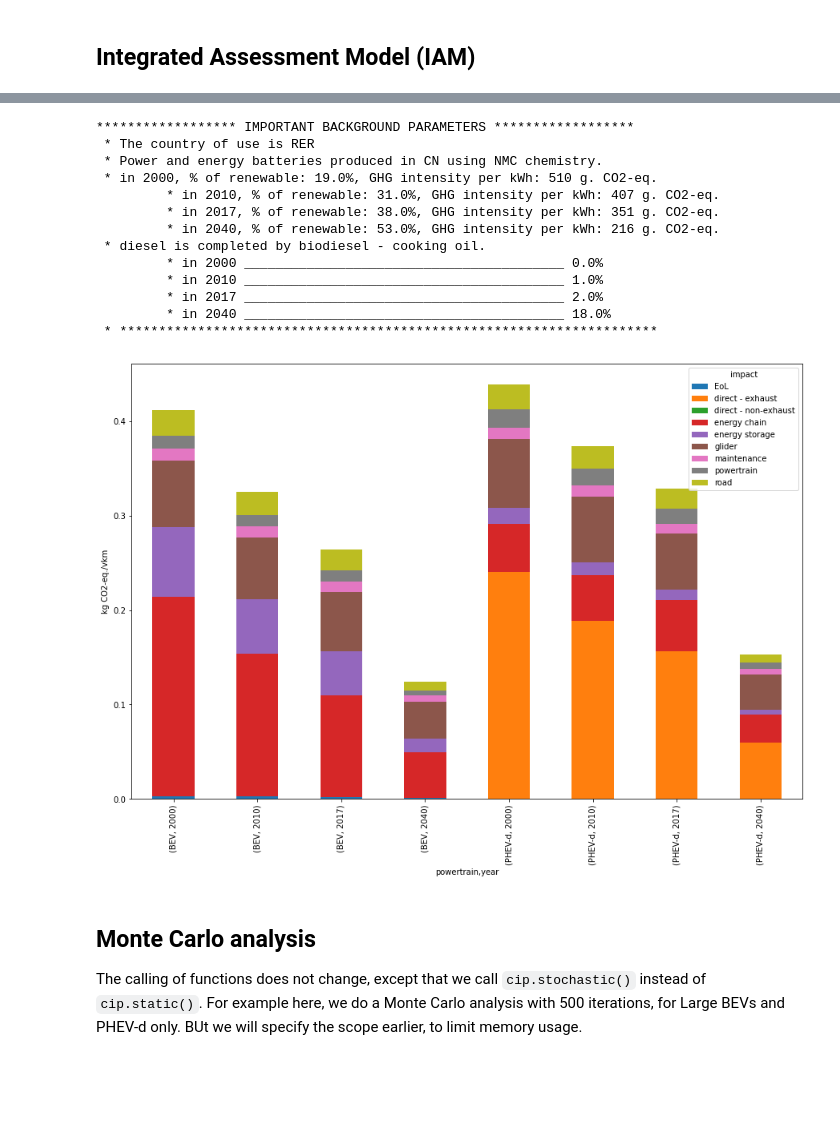
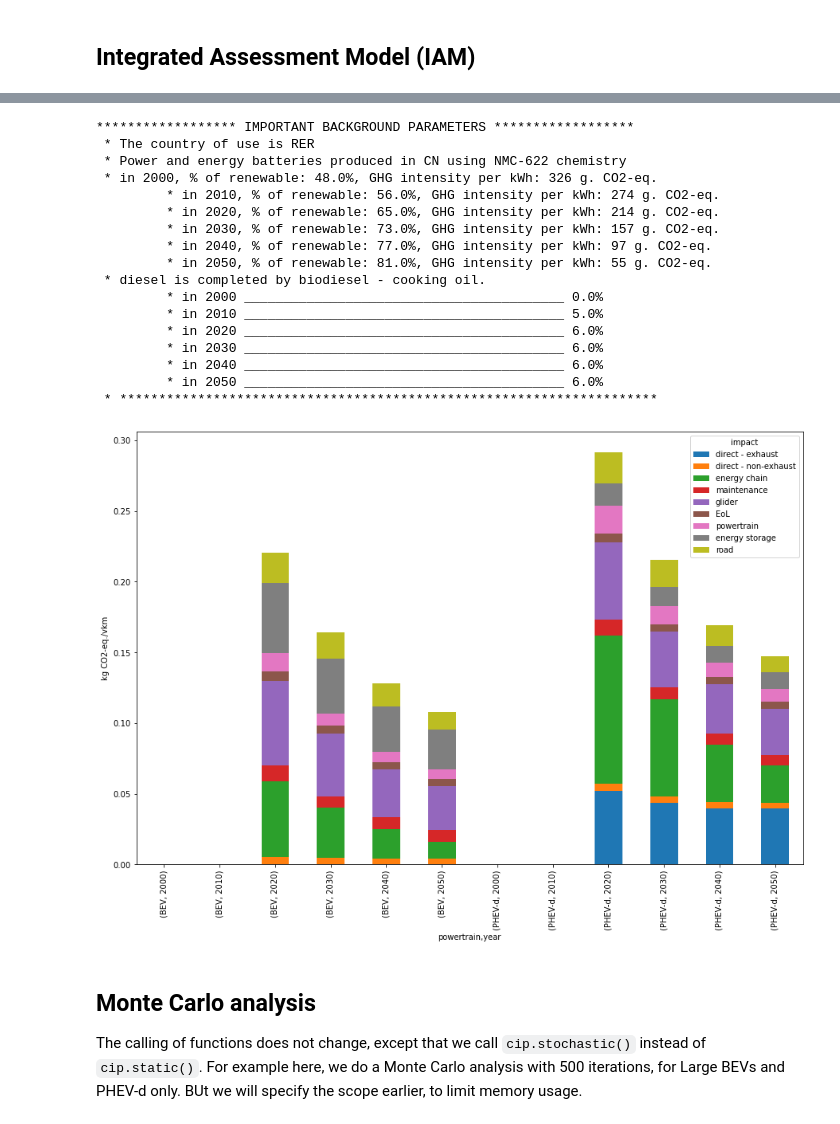
Before and after one commit to romainsacchi/carculator, a Jupyter notebook: examples/Examples.ipynb, the cells around one changed output, grey strips where cells are left out. Saved outputs shown, nothing was run; the diff lists cells and outputs as text; code cells hidden in the pictures; blank space fills up the shorter version.

```diff
--- a/examples/Examples.ipynb
+++ b/examples/Examples.ipynb
@@ -721,32 +675,36 @@ The scenario chosen should be passed as an argument to `InventoryCalculation()`.
 # %%
 scope = {
     'powertrain':['BEV', 'PHEV-d'],
 }
-ic = InventoryCalculation(cm.array, scope=scope, scenario="SSP2-PkBudg1100")
+ic = InventoryCalculation(cm.array, scope=scope, scenario="SSP2-PkBudg900")
 results = ic.calculate_impacts()
 results.sel(impact_category='climate change', size='Large', value=0)\
     .to_dataframe('impact')\
     .unstack(level=2)['impact']\
     .plot(kind='bar',
                 stacked=True,
          figsize=(15,10))
 plt.ylabel('kg CO2-eq./vkm')
 plt.show()
 # %% [output]
 ****************** IMPORTANT BACKGROUND PARAMETERS ******************
  * The country of use is RER
- * Power and energy batteries produced in CN using NMC chemistry.
- * in 2000, % of renewable: 19.0%, GHG intensity per kWh: 510 g. CO2-eq.
-         * in 2010, % of renewable: 31.0%, GHG intensity per kWh: 407 g. CO2-eq.
-         * in 2017, % of renewable: 38.0%, GHG intensity per kWh: 351 g. CO2-eq.
-         * in 2040, % of renewable: 53.0%, GHG intensity per kWh: 216 g. CO2-eq.
+ * Power and energy batteries produced in CN using NMC-622 chemistry
+ * in 2000, % of renewable: 48.0%, GHG intensity per kWh: 326 g. CO2-eq.
+         * in 2010, % of renewable: 56.0%, GHG intensity per kWh: 274 g. CO2-eq.
+         * in 2020, % of renewable: 65.0%, GHG intensity per kWh: 214 g. CO2-eq.
+         * in 2030, % of renewable: 73.0%, GHG intensity per kWh: 157 g. CO2-eq.
+         * in 2040, % of renewable: 77.0%, GHG intensity per kWh: 97 g. CO2-eq.
+         * in 2050, % of renewable: 81.0%, GHG intensity per kWh: 55 g. CO2-eq.
  * diesel is completed by biodiesel - cooking oil.
          * in 2000 _________________________________________ 0.0%
-         * in 2010 _________________________________________ 1.0%
-         * in 2017 _________________________________________ 2.0%
-         * in 2040 _________________________________________ 18.0%
+         * in 2010 _________________________________________ 5.0%
+         * in 2020 _________________________________________ 6.0%
+         * in 2030 _________________________________________ 6.0%
+         * in 2040 _________________________________________ 6.0%
+         * in 2050 _________________________________________ 6.0%
  * *********************************************************************
-[figure, old version]
+[figure, new version]
 # %% [markdown]
 ## Monte Carlo analysis
 
```
Also changed, not shown: parts of 40 cells of this notebook, 2 other files.
